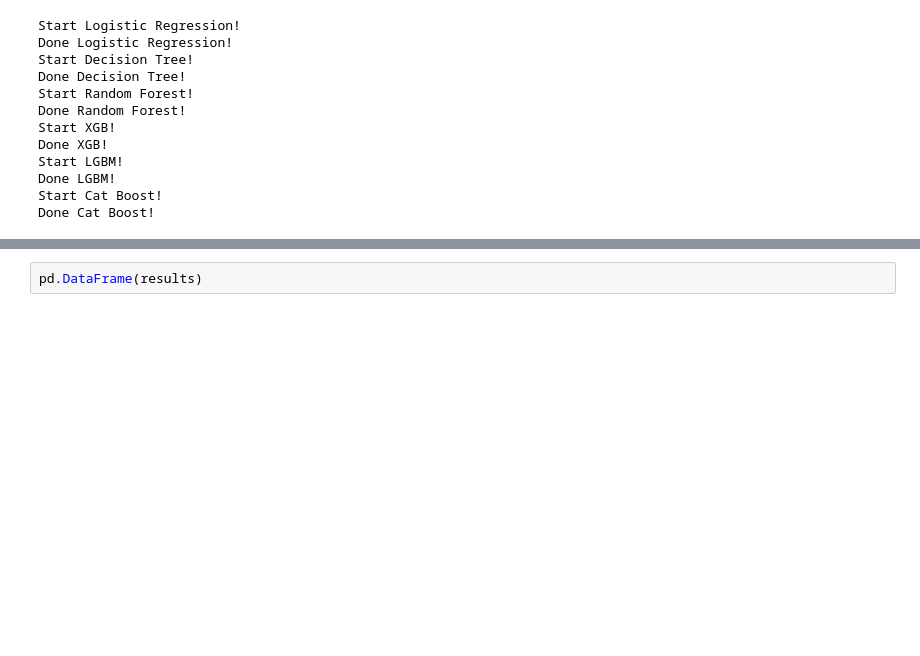
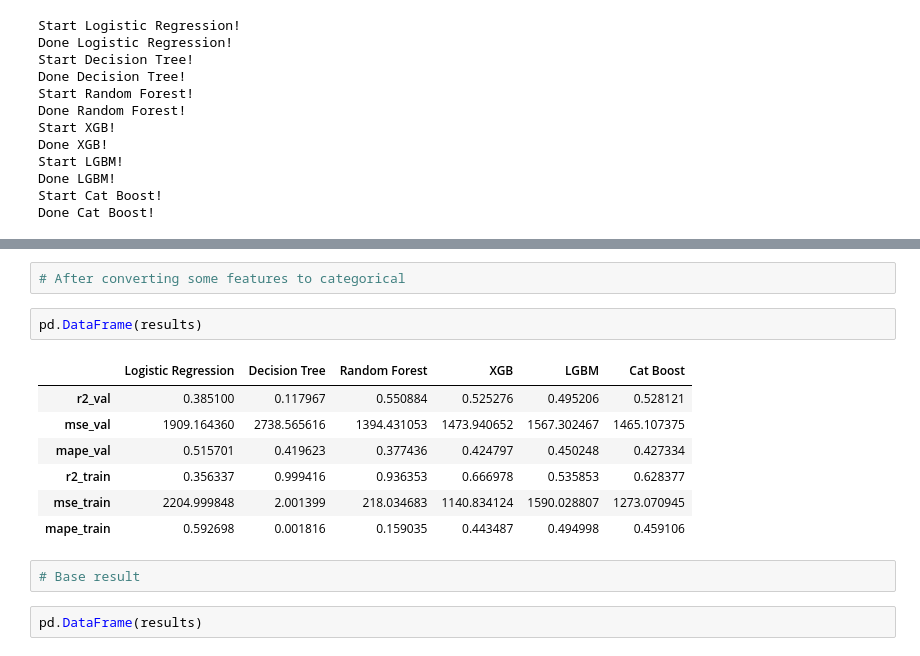
Before and after one commit to utkarshsaboo45/WiDS_climate_change, a Jupyter notebook: model.ipynb, the cells around one changed output, grey strips where cells are left out. Saved outputs shown, nothing was run; the diff lists cells and outputs as text; blank space fills up the shorter version.

```diff
--- a/model.ipynb
+++ b/model.ipynb
@@ -193,3 +415,17 @@ Done Cat Boost!
+# %%
+# After converting some features to categorical
+# %%
+pd.DataFrame(results)
+# %% [output]
+|  | Logistic Regression | Decision Tree | Random Forest | XGB | LGBM | Cat Boost |
+| r2_val | 0.385100 | 0.117967 | 0.550884 | 0.525276 | 0.495206 | 0.528121 |
+| mse_val | 1909.164360 | 2738.565616 | 1394.431053 | 1473.940652 | 1567.302467 | 1465.107375 |
+| mape_val | 0.515701 | 0.419623 | 0.377436 | 0.424797 | 0.450248 | 0.427334 |
+| r2_train | 0.356337 | 0.999416 | 0.936353 | 0.666978 | 0.535853 | 0.628377 |
+| mse_train | 2204.999848 | 2.001399 | 218.034683 | 1140.834124 | 1590.028807 | 1273.070945 |
+| mape_train | 0.592698 | 0.001816 | 0.159035 | 0.443487 | 0.494998 | 0.459106 |
+# %%
+# Base result
 # %%
 pd.DataFrame(results)
 # %% [output]
```
Also changed, not shown: parts of 23 cells of this notebook.
